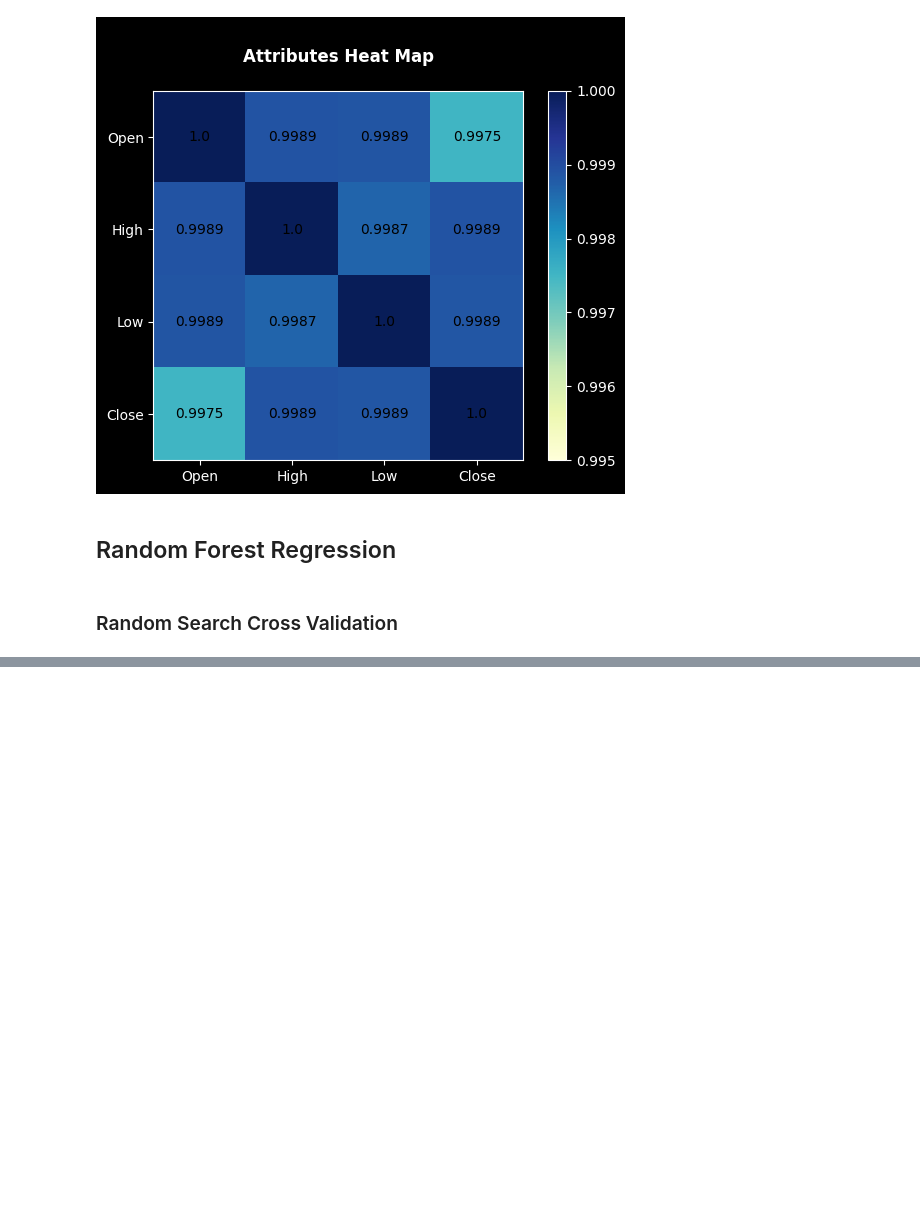
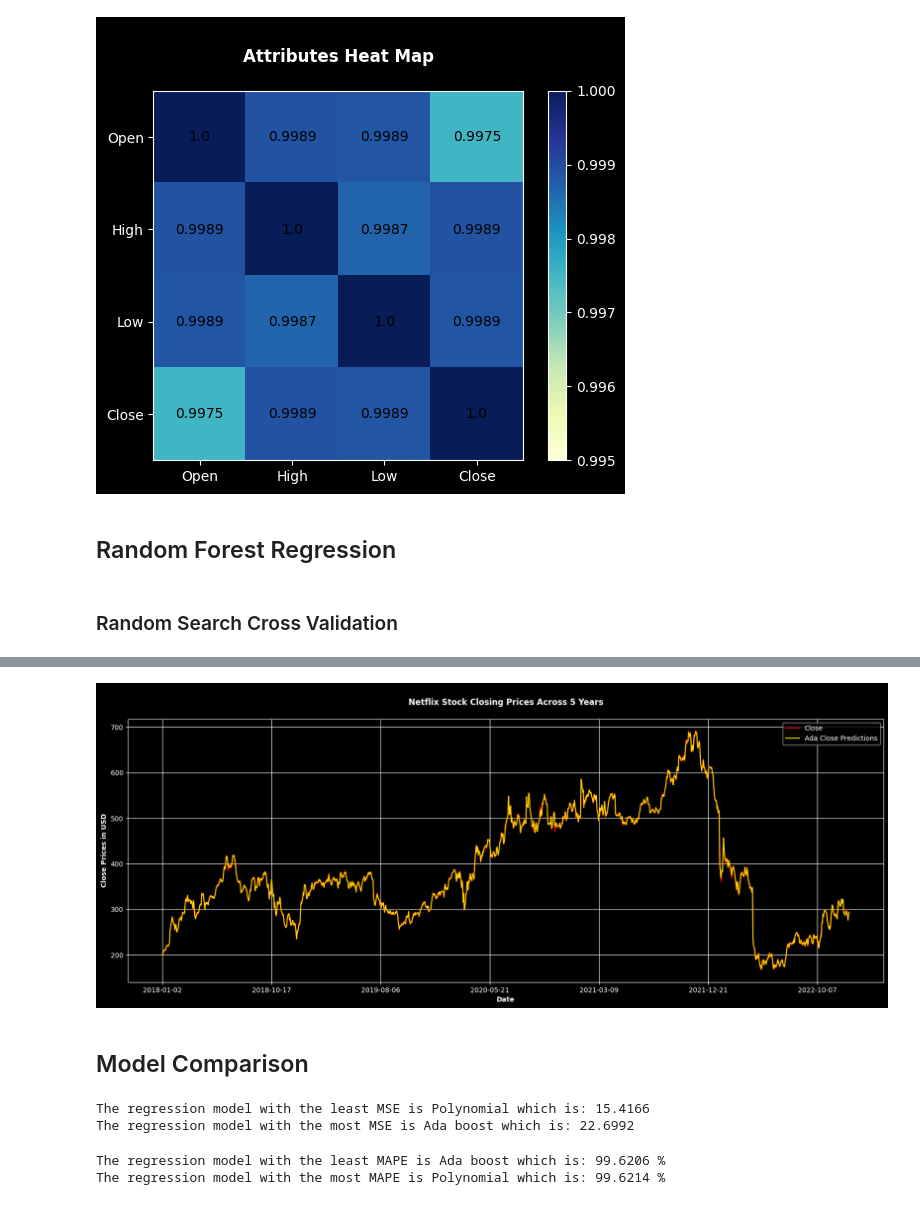
Before and after one commit to Momad-Y/NFLX-Stock-Price-Prediction, a Jupyter notebook: Netflix Stock Price Prediction.ipynb, the cells around one changed output, grey strips where cells are left out. Saved outputs shown, nothing was run; the diff lists cells and outputs as text; code cells hidden in the pictures; blank space fills up the shorter version.

```diff
--- a/Netflix Stock Price Prediction.ipynb
+++ b/Netflix Stock Price Prediction.ipynb
@@ -311,0 +524,11 @@ Worst MSE        Worst Parameters
+# %%
+# Initializing the ada boost model with the best random forest parameters as the estimator
+ada_boost = AdaBoostRegressor(estimator=rfr_best, n_estimators=50, random_state=1)
+
+ada_start_time = time.time()
+
+ada_boost.fit(X_train, y_train)  # Fitting the final model
+
+ada_elapsed_time = time.time() - ada_start_time
+
+y_ada_predict = ada_boost.predict(X_test)  # Predicting the testing values
@@ -311,0 +559,4 @@ Worst MSE        Worst Parameters
+# %%
+# Adding the Ada Boost close prediction column to the original dataframe
+NFLX_df["Ada Close Predictions"] = ada_boost.predict(NFLX_df[["Open", "High", "Low"]])
+NFLX_df.sample(10)
@@ -311,0 +576,15 @@ Worst MSE        Worst Parameters
+# %%
+# Plotting the predictions and the datasets closing prices against the index (Date)
+NFLX_df["Close"].plot(color="red", figsize=(20, 7))
+NFLX_df["Ada Close Predictions"].plot(color="gold")
+
+plt.xlabel("Date", weight="bold")
+plt.ylabel("Close Prices in USD", weight="bold")
+plt.title("\nNetflix Stock Closing Prices Across 5 Years\n", weight="bold")
+plt.legend()
+plt.grid()
+plt.show()
+# %% [output]
+[figure, added]
+# %% [markdown]
+## Model Comparison<a id='compare'></a>
@@ -311,0 +602,40 @@ Worst MSE        Worst Parameters
+# %%
+# Getting the minimum and the maximum MSE
+min_MSE = min(all_metrics["MSE"].values())
+min_MSE_model = [i for i in all_metrics["MSE"] if all_metrics["MSE"][i] == min_MSE][0]
+print("The regression model with the least MSE is", min_MSE_model, "which is:", min_MSE)
+
+max_MSE = max(all_metrics["MSE"].values())
+max_MSE_model = [i for i in all_metrics["MSE"] if all_metrics["MSE"][i] == max_MSE][0]
+print("The regression model with the most MSE is", max_MSE_model, "which is:", max_MSE)
+# %% [output]
+The regression model with the least MSE is Polynomial which is: 15.4166
+The regression model with the most MSE is Ada boost which is: 22.6992
+# %%
+# Getting the minimum and the maximum MAPE
+min_MAPE = min(all_metrics["MAPE"].values())
+min_MAPE_model = [i for i in all_metrics["MAPE"] if all_metrics["MAPE"][i] == min_MAPE][
+    0
+]
+print(
+    "The regression model with the least MAPE is",
+    min_MAPE_model,
+    "which is:",
+    min_MAPE,
+    "%",
+)
+
+max_MAPE = max(all_metrics["MAPE"].values())
+max_MAPE_model = [i for i in all_metrics["MAPE"] if all_metrics["MAPE"][i] == max_MAPE][
+    0
+]
+print(
+    "The regression model with the most MAPE is",
+    max_MAPE_model,
+    "which is:",
+    max_MAPE,
+    "%",
+)
+# %% [output]
+The regression model with the least MAPE is Ada boost which is: 99.6206 %
+The regression model with the most MAPE is Polynomial which is: 99.6214 %
```
Also changed, not shown: parts of 59 cells of this notebook.
